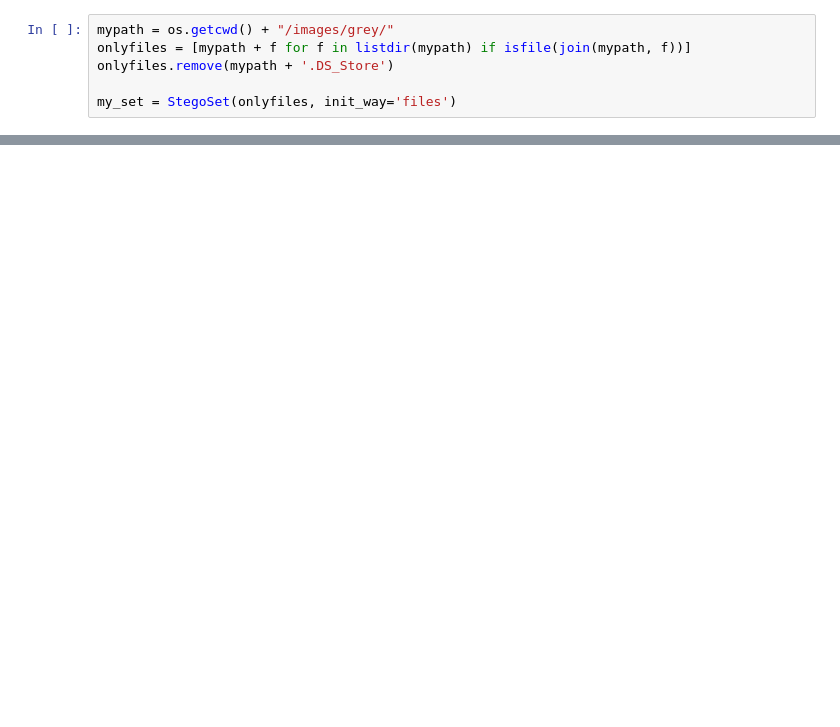
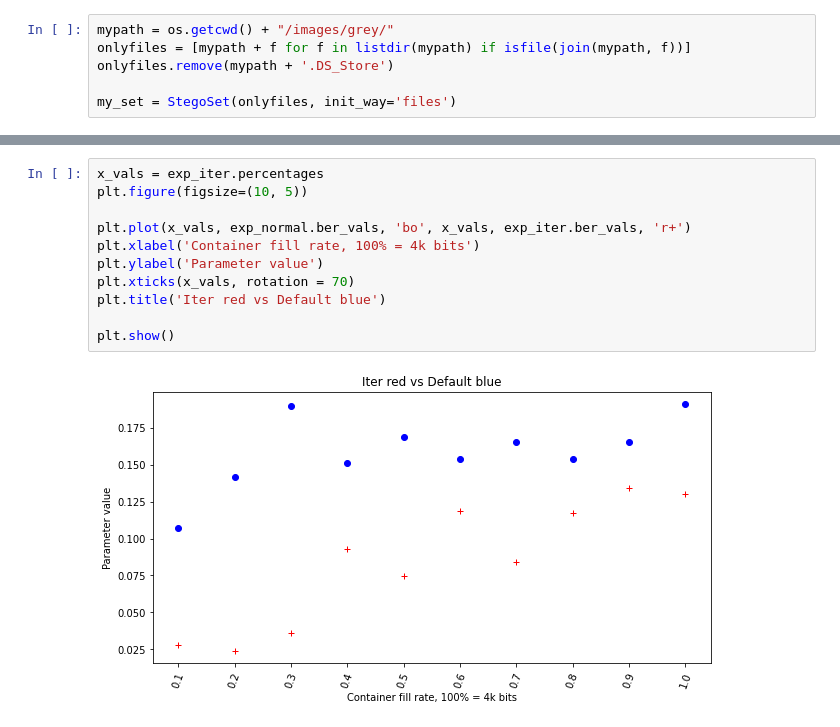
Before and after one commit to Noktyrn/DigitalSteganogarphy, a Jupyter notebook: Test.ipynb, the cells around one changed output, grey strips where cells are left out. Saved outputs shown, nothing was run; the diff lists cells and outputs as text; blank space fills up the shorter version.

```diff
--- a/Test.ipynb
+++ b/Test.ipynb
@@ -53 +150,14 @@ exp.make_experiment()
+# %%
+x_vals = exp_iter.percentages
+plt.figure(figsize=(10, 5))
+
+plt.plot(x_vals, exp_normal.ber_vals, 'bo', x_vals, exp_iter.ber_vals, 'r+')
+plt.xlabel('Container fill rate, 100% = 4k bits')
+plt.ylabel('Parameter value')
+plt.xticks(x_vals, rotation = 70)
+plt.title('Iter red vs Default blue')
+
+plt.show()
+# %% [output]
+[figure, added]
 # %%
```
Also changed, not shown: parts of 8 cells of this notebook, 1 other file.
